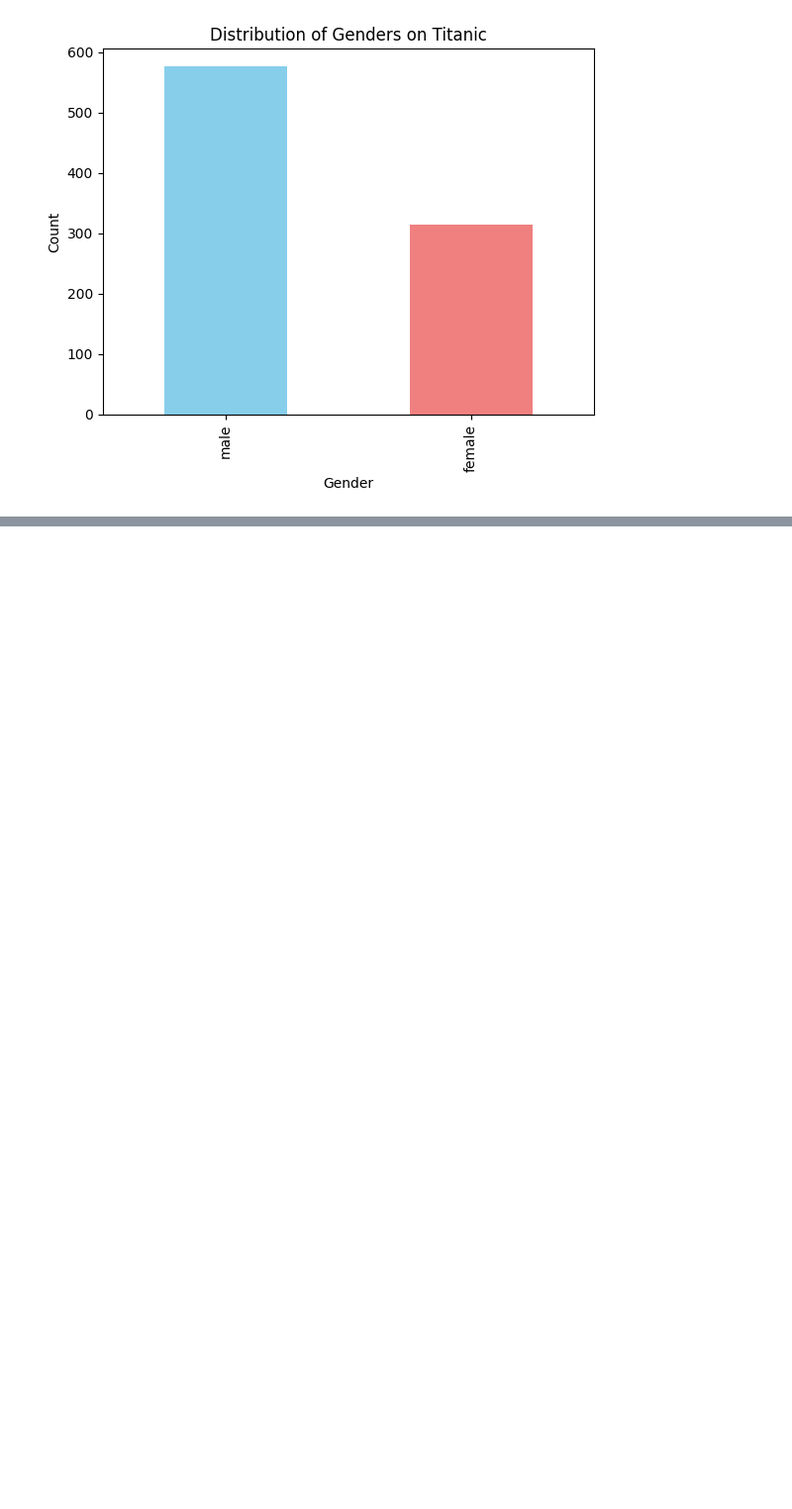
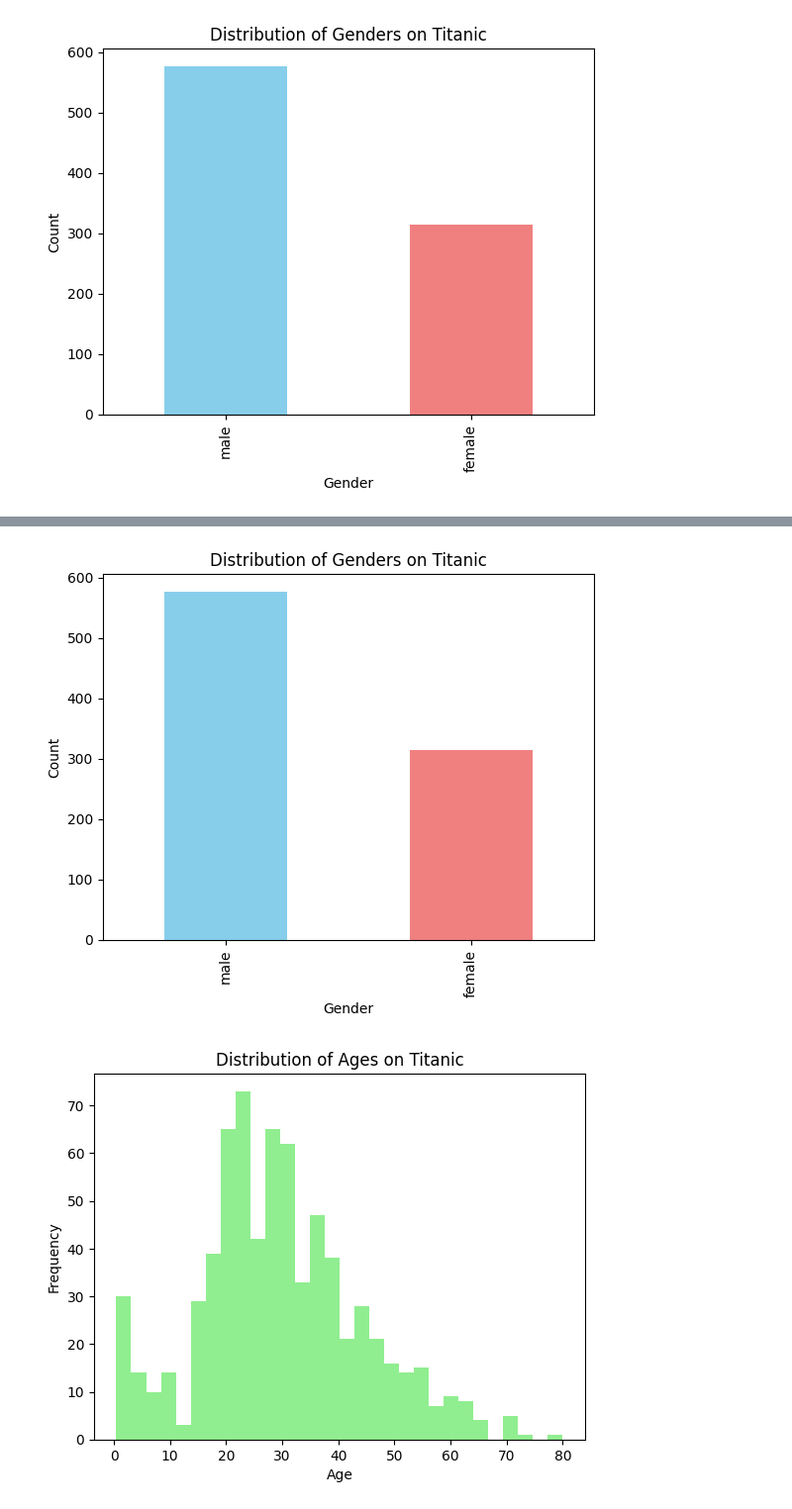
Before and after one commit to Sharmika0907/PRODIGY_DS_01, a Jupyter notebook: titanic.ipynb, the cells around one changed output, grey strips where cells are left out. Shown at 99% size. Cells and saved outputs as stored; diff of their text form; code cells hidden in the pictures; blank space fills up the shorter version.

```diff
--- a/titanic.ipynb
+++ b/titanic.ipynb
@@ -35,3 +41,27 @@ male      577
 female    314
 Name: count, dtype: int64
 [figure]
+# %%
+import seaborn as sns
+import pandas as pd
+titanic = sns.load_dataset('titanic')
+
+print(titanic.head())
+print(titanic['age'].describe())
+print(titanic['sex'].value_counts())
+
+import matplotlib.pyplot as plt
+titanic['sex'].value_counts().plot(kind='bar', color=['skyblue', 'lightcoral'])
+
+plt.title('Distribution of Genders on Titanic')
+plt.xlabel('Gender')
+plt.ylabel('Count')
+plt.show()
+
+titanic['age'].dropna().plot(kind='hist', bins=30, color='lightgreen')
+
+plt.title('Distribution of Ages on Titanic')
+plt.xlabel('Age')
+plt.ylabel('Frequency')
+plt.show()
+# %% [output]
@@ -37,0 +85,2 @@ Name: count, dtype: int64
+[figure, added]
+[figure, added]
```
Also changed, not shown: parts of 2 cells of this notebook.
